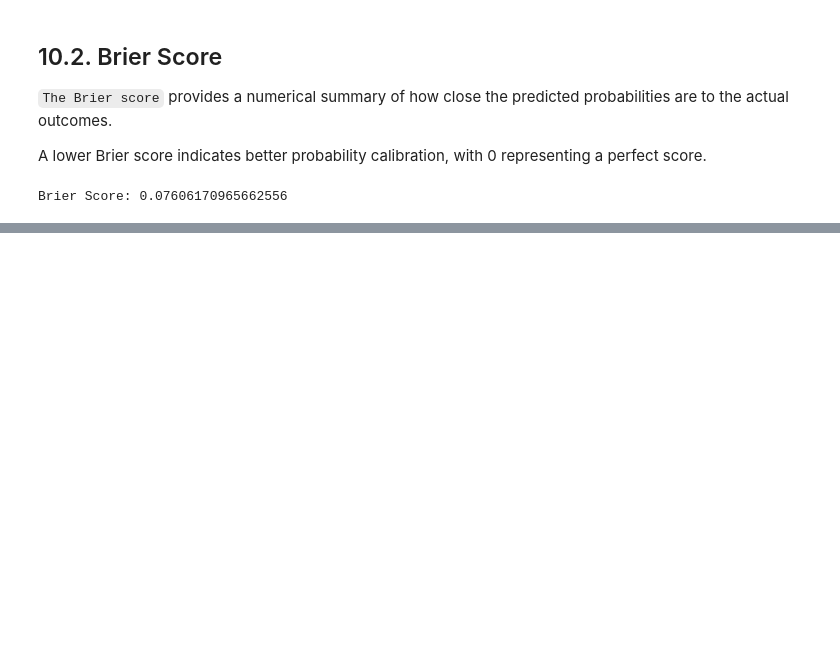
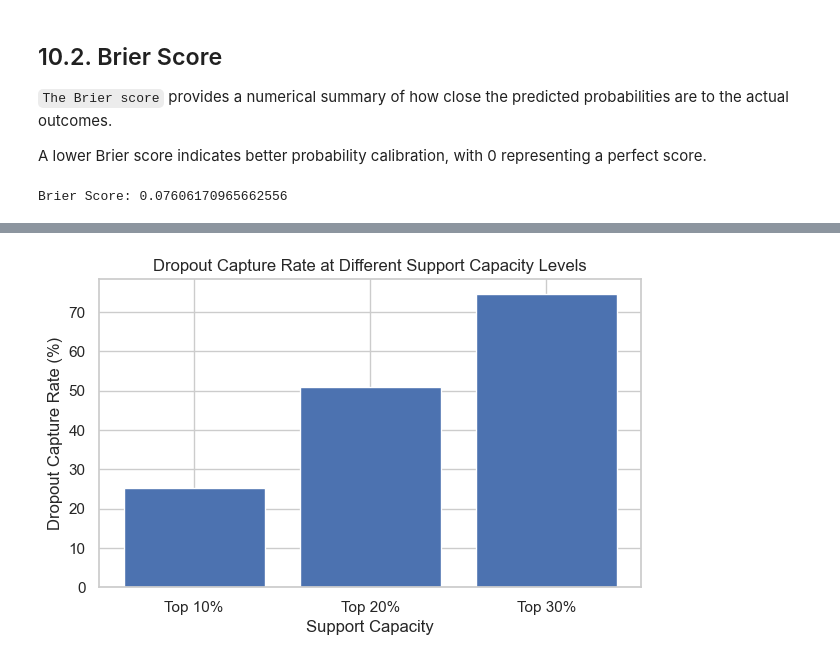
Before and after one commit to DimitarMalamski/student-dropout-predictor, a Jupyter notebook: notebooks/02_student_dropout_risk_scoring.ipynb, the cells around one changed output, grey strips where cells are left out. Cells and saved outputs as stored; diff of their text form; code cells hidden in the pictures; blank space fills up the shorter version.

Commit message:
Added Support Capacity Simulation

```diff
--- a/notebooks/02_student_dropout_risk_scoring.ipynb
+++ b/notebooks/02_student_dropout_risk_scoring.ipynb
@@ -967,0 +985,3 @@ Brier Score: 0.07606170965662556
+# %%
+results_df_ranked = results_df.sort_values(by="Risk Score (%)", ascending=False).reset_index(drop=True)
+results_df_ranked.head(10)
@@ -967,0 +1010,23 @@ Brier Score: 0.07606170965662556
+# %%
+capacity_levels = [0.10, 0.20, 0.30]
+capacity_results = []
+
+total_dropouts = (results_df_ranked["Actual Outcome"] == 1).sum()
+total_students = len(results_df_ranked)
+
+for level in capacity_levels:
+  n_students = int(total_students * level)
+  selected = results_df_ranked.head(n_students)
+
+  dropouts_captured = (selected["Actual Outcome"] == 1).sum()
+  capture_rate = dropouts_captured / total_dropouts * 100
+
+  capacity_results.append({
+    "Support Capacity": f"Top {int(level * 100)}%",
+    "Students Selected": n_students,
+    "Actual Dropouts Captured": dropouts_captured,
+    "Dropout Capture Rate (%)": capture_rate
+  })
+
+capacity_df = pd.DataFrame(capacity_results)
+capacity_df
@@ -967,0 +1042,11 @@ Brier Score: 0.07606170965662556
+# %%
+plt.figure(figsize=(7,4))
+plt.bar(capacity_df["Support Capacity"], capacity_df["Dropout Capture Rate (%)"])
+
+plt.title("Dropout Capture Rate at Different Support Capacity Levels")
+plt.xlabel("Support Capacity")
+plt.ylabel("Dropout Capture Rate (%)")
+
+plt.show()
+# %% [output]
+[figure, added]
```
Also changed, not shown: parts of 9 cells of this notebook.
